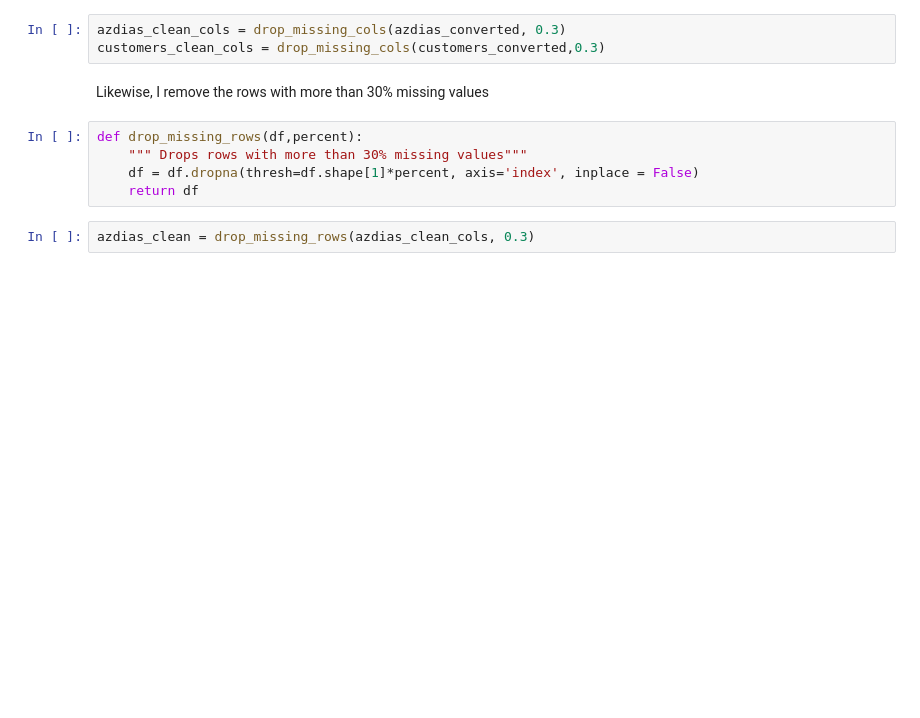
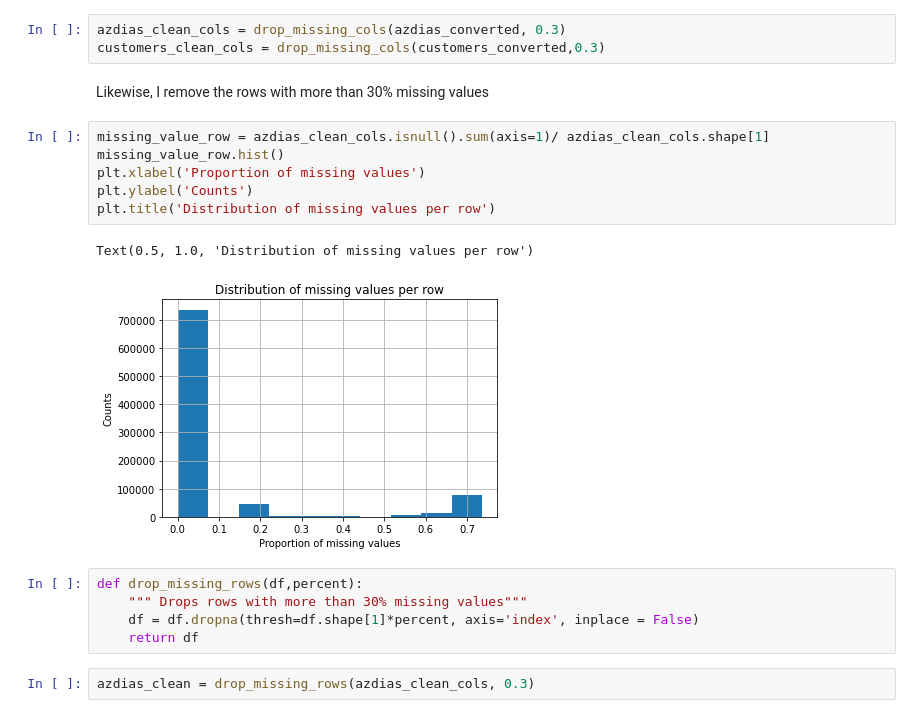
Before and after one commit to eigenvektorin/Customer_Segmentation, a Jupyter notebook: Arvato_Project_Workbook.ipynb, the cells around one changed output. Cells and saved outputs as stored; diff of their text form; blank space fills up the shorter version.

```diff
--- a/Arvato_Project_Workbook.ipynb
+++ b/Arvato_Project_Workbook.ipynb
@@ -269,6 +277,15 @@ azdias_clean_cols = drop_missing_cols(azdias_converted, 0.3)
 customers_clean_cols = drop_missing_cols(customers_converted,0.3)
 # %% [markdown]
 Likewise, I remove the rows with more than 30% missing values
+# %%
+missing_value_row = azdias_clean_cols.isnull().sum(axis=1)/ azdias_clean_cols.shape[1]
+missing_value_row.hist()
+plt.xlabel('Proportion of missing values')
+plt.ylabel('Counts')
+plt.title('Distribution of missing values per row')
+# %% [output]
+Text(0.5, 1.0, 'Distribution of missing values per row')
+[figure, added]
 # %%
 def drop_missing_rows(df,percent):
     """ Drops rows with more than 30% missing values"""
```
Also changed, not shown: parts of 8 cells of this notebook.
